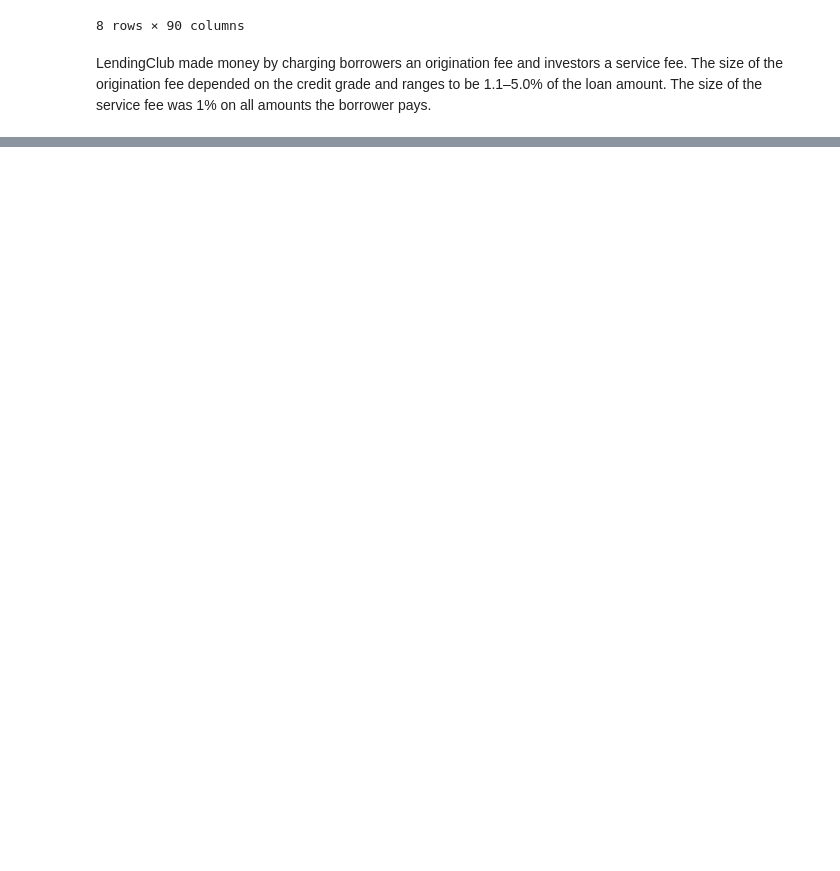
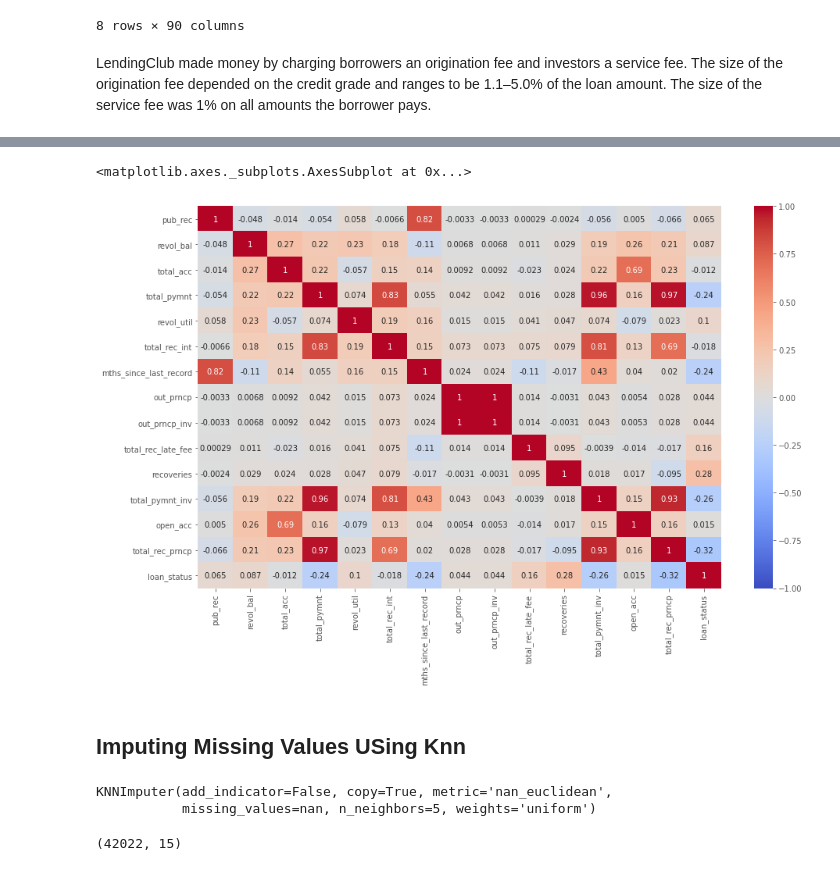
Before and after one commit to mishraraaj/Loan-Default-Prediction, a Jupyter notebook: raj_mishra_Team_2_Capstone_Project_2_Loan_Default_Prediction_.ipynb, the cells around one changed output, grey strips where cells are left out. Cells and saved outputs as stored; diff of their text form; code cells hidden in the pictures; blank space fills up the shorter version.

```diff
--- a/raj_mishra_Team_2_Capstone_Project_2_Loan_Default_Prediction_.ipynb
+++ b/raj_mishra_Team_2_Capstone_Project_2_Loan_Default_Prediction_.ipynb
@@ -138,0 +393,8 @@ LendingClub made money by charging borrowers an origination fee and investors a
+# %%
+plt.figure(figsize=(15,9))
+sns.heatmap(df.corr(),annot=True,vmin=-1,cmap='coolwarm')
+# %% [output]
+<matplotlib.axes._subplots.AxesSubplot at 0x...>
+[figure, added]
+# %% [markdown]
+## Imputing Missing Values USing Knn
@@ -138,0 +408,5 @@ LendingClub made money by charging borrowers an origination fee and investors a
+# %%
+imputer.fit(X)
+# %% [output]
+KNNImputer(add_indicator=False, copy=True, metric='nan_euclidean',
+           missing_values=nan, n_neighbors=5, weights='uniform')
@@ -138,0 +415,4 @@ LendingClub made money by charging borrowers an origination fee and investors a
+# %%
+Xtrans.shape
+# %% [output]
+(42022, 15)
```
Also changed, not shown: parts of 53 cells of this notebook.
